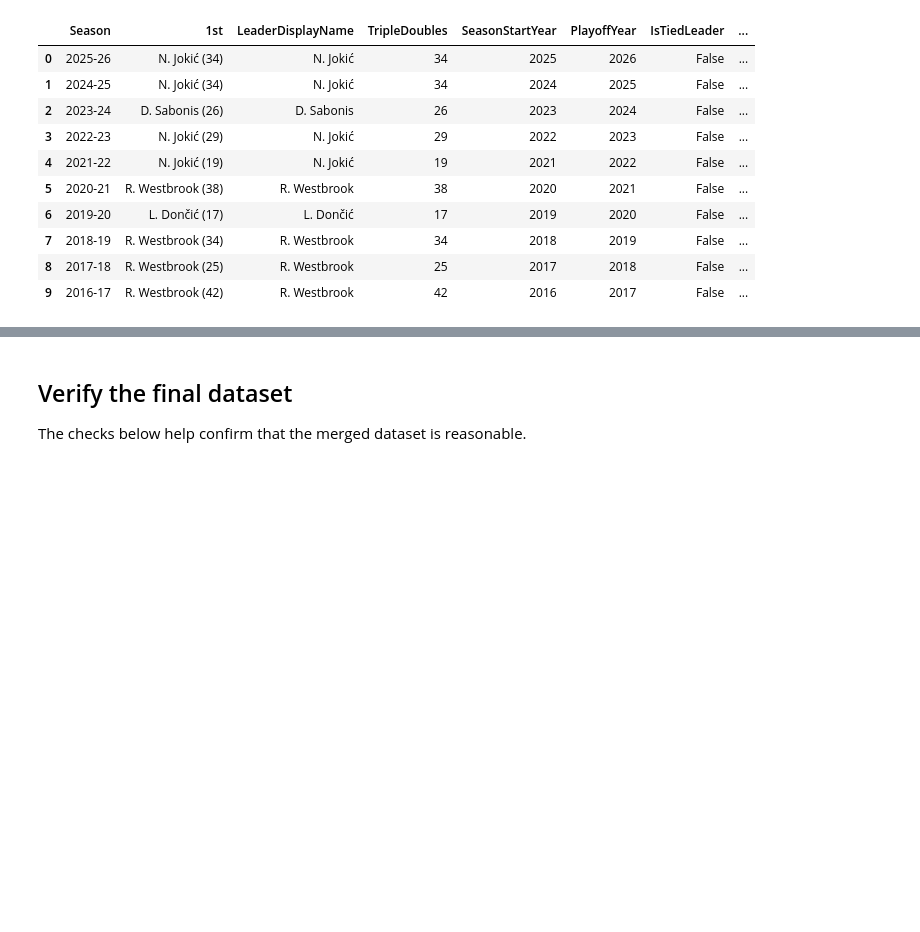
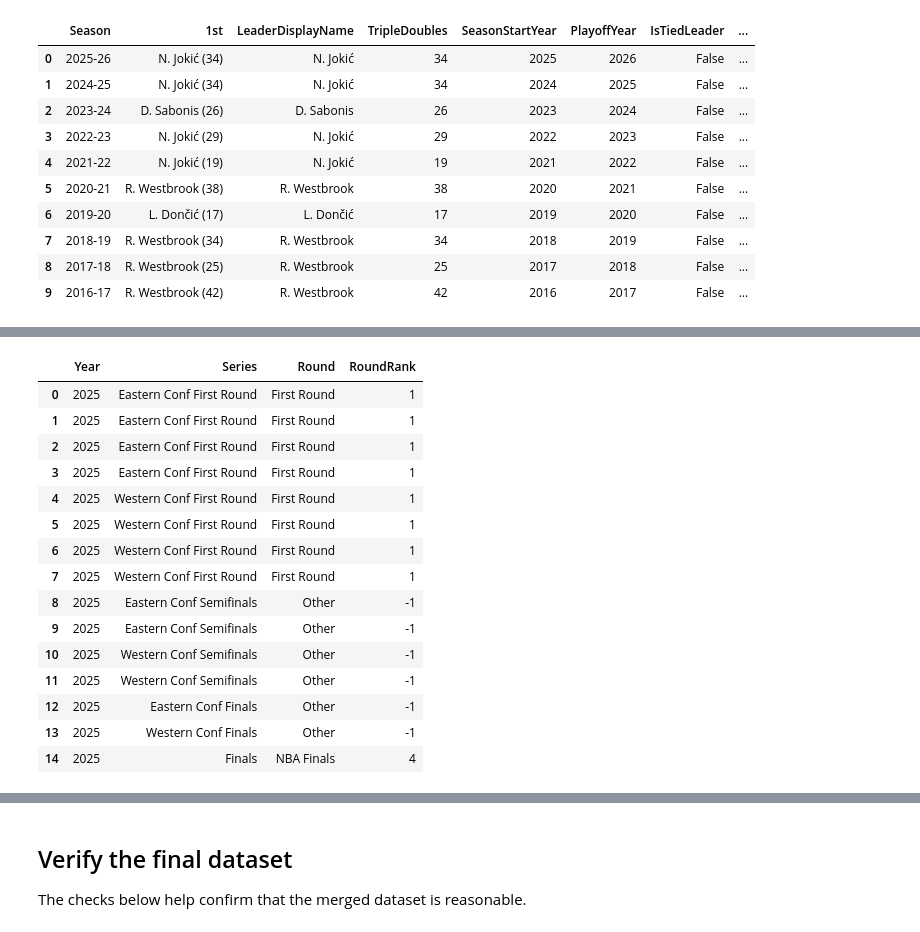
Before and after one commit to bibek1555/Data-Processing-Visualization-CPSMA-4313-01, a Jupyter notebook: Project_Create_Dataset/NBA_Triple_Double_Dataset_Project.ipynb, the cells around one changed output, grey strips where cells are left out. Saved outputs shown, nothing was run; the diff lists cells and outputs as text; code cells hidden in the pictures; blank space fills up the shorter version.

```diff
--- a/Project_Create_Dataset/NBA_Triple_Double_Dataset_Project.ipynb
+++ b/Project_Create_Dataset/NBA_Triple_Double_Dataset_Project.ipynb
@@ -510,11 +511,12 @@ playoff_raw.columns.tolist()
 # %%
 ps = playoff_raw.copy()
 
-year_col = next(c for c in ps.columns if c in {"Yr", "Year"} or "Yr" in c)
-series_col = next(c for c in ps.columns if "Series" in c)
-winner_col = next(c for c in ps.columns if "Winner" in c)
-loser_col = next(c for c in ps.columns if "Loser" in c)
-league_candidates = [c for c in ps.columns if c in {"Lg", "League"} or "Lg" in c or "League" in c]
+year_col = next(c for c in ps.columns if c in {"Yr", "Year"} or "Yr" in str(c))
+series_col = next(c for c in ps.columns if "Series" in str(c))
+winner_col = next(c for c in ps.columns if "Winner Team" in str(c))
+loser_col = next(c for c in ps.columns if "Loser Team" in str(c))
+
+league_candidates = [c for c in ps.columns if c in {"Lg", "League"} or "Lg" in str(c) or "League" in str(c)]
 league_col = league_candidates[0] if league_candidates else None
 
 keep_cols = [year_col, series_col, winner_col, loser_col] + ([league_col] if league_col else [])
@@ -537,5 +539,5 @@ if "League" in ps.columns:
 ps["Year"] = pd.to_numeric(ps["Year"], errors="coerce")
 ps = ps[ps["Year"] >= 1991].copy()
 
-ps.head(10)
+ps.head(100)
 # %% [output]
@@ -543,32 +578,49 @@ StopIteration:
 # %%
 def standardize_round(series_name):
     s = normalize_text(series_name).lower()
 
-    if "nba finals" in s:
+    if "nba finals" in s or s == "finals":
         return "NBA Finals"
     if "conference finals" in s or "division finals" in s:
         return "Conference Finals"
     if "conference semifinals" in s or "division semifinals" in s or "conference semi" in s:
         return "Conference Semifinals"
     if "first round" in s or "conference quarterfinals" in s:
         return "First Round"
     if "play-in" in s:
         return "Play-In"
     return "Other"
 
 ROUND_RANK = {
     "Other": -1,
     "Play-In": 0,
     "First Round": 1,
     "Conference Semifinals": 2,
     "Conference Finals": 3,
     "NBA Finals": 4,
 }
 
 ps["Round"] = ps["Series"].apply(standardize_round)
 ps["RoundRank"] = ps["Round"].map(ROUND_RANK)
 
 ps[["Year", "Series", "Round", "RoundRank"]].head(15)
+# %% [output]
+|  | Year | Series | Round | RoundRank |
+| 0 | 2025 | Eastern Conf First Round | First Round | 1 |
+| 1 | 2025 | Eastern Conf First Round | First Round | 1 |
+| 2 | 2025 | Eastern Conf First Round | First Round | 1 |
+| 3 | 2025 | Eastern Conf First Round | First Round | 1 |
+| 4 | 2025 | Western Conf First Round | First Round | 1 |
+| 5 | 2025 | Western Conf First Round | First Round | 1 |
+| 6 | 2025 | Western Conf First Round | First Round | 1 |
+| 7 | 2025 | Western Conf First Round | First Round | 1 |
+| 8 | 2025 | Eastern Conf Semifinals | Other | -1 |
+| 9 | 2025 | Eastern Conf Semifinals | Other | -1 |
+| 10 | 2025 | Western Conf Semifinals | Other | -1 |
+| 11 | 2025 | Western Conf Semifinals | Other | -1 |
+| 12 | 2025 | Eastern Conf Finals | Other | -1 |
+| 13 | 2025 | Western Conf Finals | Other | -1 |
+| 14 | 2025 | Finals | NBA Finals | 4 |
 # %%
 winner_rows = ps[["Year", "Winner", "Round", "RoundRank"]].rename(columns={"Winner": "Team"})
 loser_rows = ps[["Year", "Loser", "Round", "RoundRank"]].rename(columns={"Loser": "Team"})
```
Also changed, not shown: parts of 21 cells of this notebook, 1 other file.
